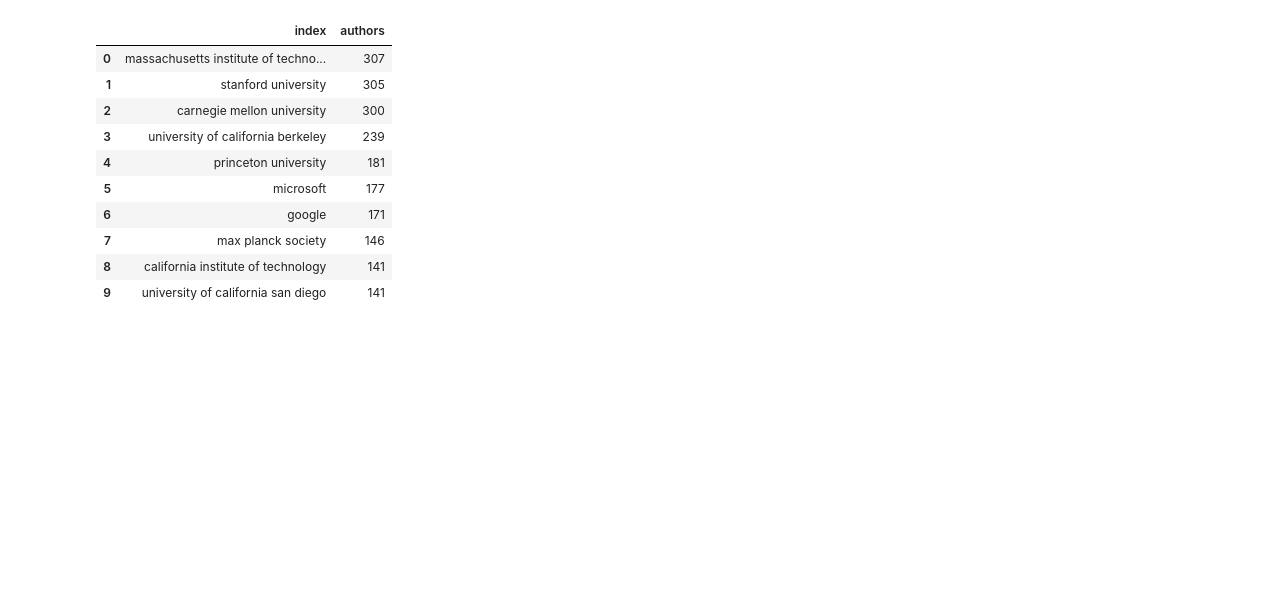
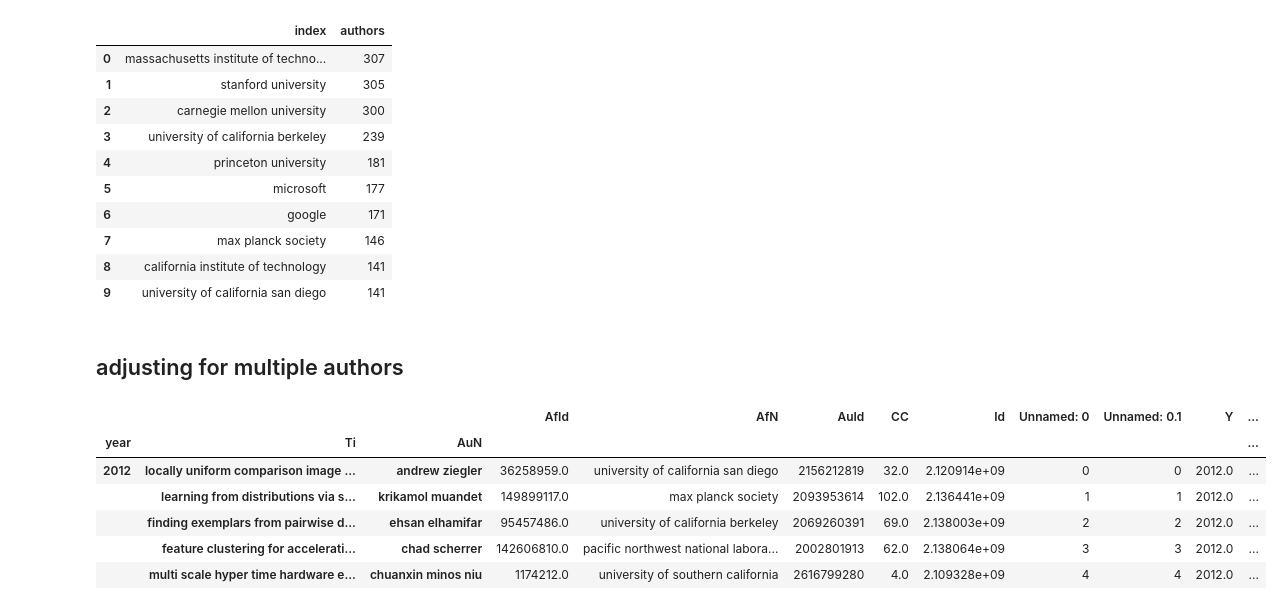
Before and after one commit to LeanderK/paper-analysis, a Jupyter notebook: notebooks/0-leander-EDA.ipynb, the cells around one changed output. Cells and saved outputs as stored; diff of their text form; code cells hidden in the pictures; blank space fills up the shorter version.

```diff
--- a/notebooks/0-leander-EDA.ipynb
+++ b/notebooks/0-leander-EDA.ipynb
@@ -196,3 +180,19 @@ total_author_affiliations.nlargest(10, "authors")
 | 7 | max planck society | 146 |
 | 8 | california institute of technology | 141 |
 | 9 | university of california san diego | 141 |
+# %% [markdown]
+## adjusting for multiple authors
+# %%
+adj_authors = nipses.set_index(["year", "Ti", "AuN"])
+adj_authors["adj_authors"] = 1
+adj_authors["adj_authors"] = adj_authors["adj_authors"].div(adj_authors.groupby(['year','Ti'])["adj_authors"].transform('sum'))
+# %%
+adj_authors.head()
+# %% [output]
+|  |  |  | AfId | AfN | AuId | CC | Id | Unnamed: 0 | Unnamed: 0.1 | Y | ... |
+| year | Ti | AuN |  |  |  |  |  |  |  |  | ... |
+| 2012 | locally uniform comparison image ... | andrew ziegler | 36258959.0 | university of california san diego | 2156212819 | 32.0 | 2.120914e+09 | 0 | 0 | 2012.0 | ... |
+|  | learning from distributions via s... | krikamol muandet | 149899117.0 | max planck society | 2093953614 | 102.0 | 2.136441e+09 | 1 | 1 | 2012.0 | ... |
+|  | finding exemplars from pairwise d... | ehsan elhamifar | 95457486.0 | university of california berkeley | 2069260391 | 69.0 | 2.138003e+09 | 2 | 2 | 2012.0 | ... |
+|  | feature clustering for accelerati... | chad scherrer | 142606810.0 | pacific northwest national labora... | 2002801913 | 62.0 | 2.138064e+09 | 3 | 3 | 2012.0 | ... |
+|  | multi scale hyper time hardware e... | chuanxin minos niu | 1174212.0 | university of southern california | 2616799280 | 4.0 | 2.109328e+09 | 4 | 4 | 2012.0 | ... |
```
Also changed, not shown: parts of 13 cells of this notebook, 1 other file.
